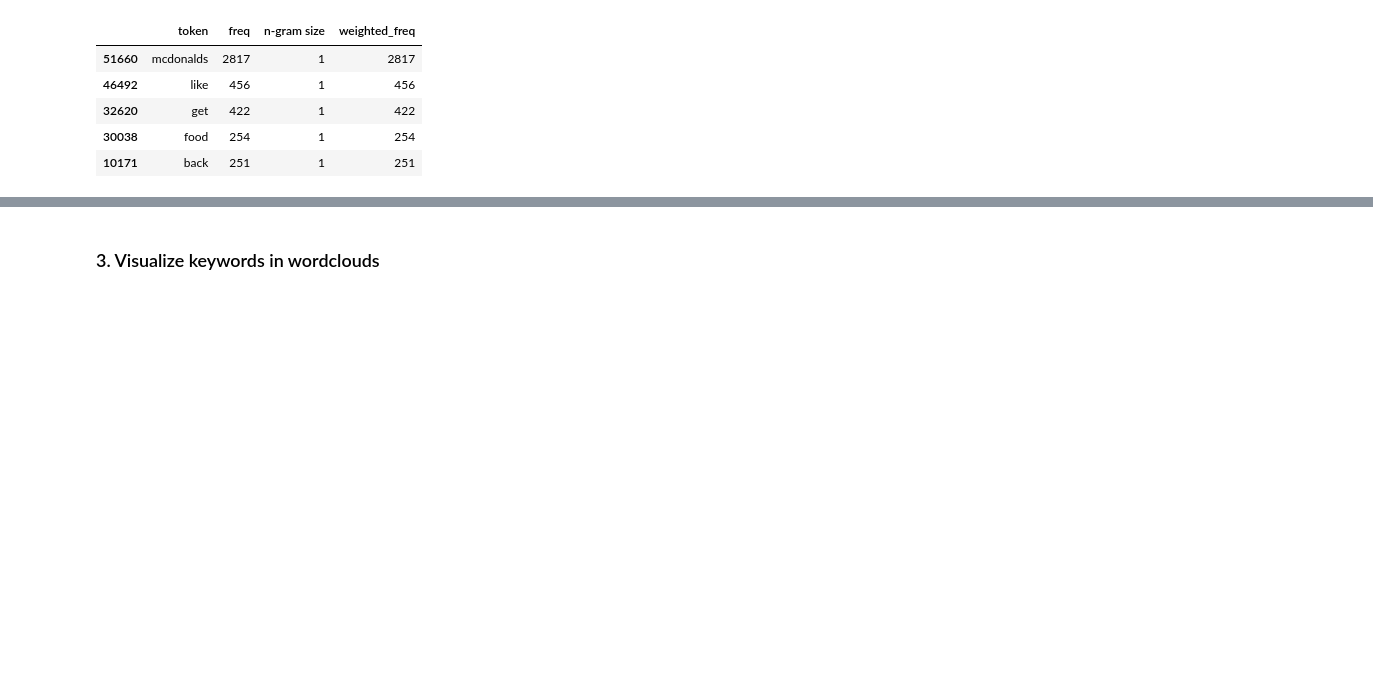
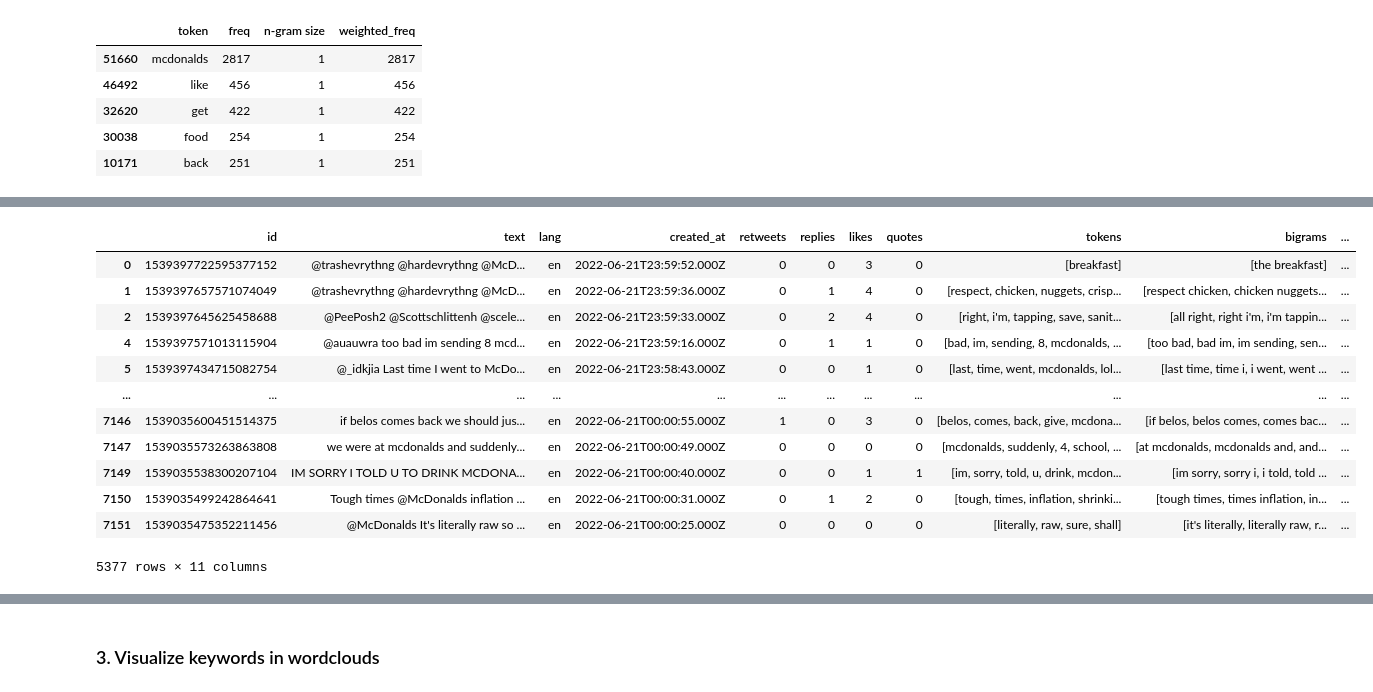
Before and after one commit to polltter/share, a Jupyter notebook: notebooks/kw_extraction.ipynb, the cells around one changed output, grey strips where cells are left out. Cells and saved outputs as stored; diff of their text form; code cells hidden in the pictures; blank space fills up the shorter version.

Commit message:
update keyword extraction - compute tf-idf with n-grams: #12

```diff
--- a/notebooks/kw_extraction.ipynb
+++ b/notebooks/kw_extraction.ipynb
@@ -506,0 +513,12 @@ df_freq.set_index('token', inplace=True)
+# %%
+# fuction to generate n-grams
+# and exclude every n-gram where all words in n-gram are stopwords
+# http://www.locallyoptimal.com/blog/2013/01/20/elegant-n-gram-generation-in-python/
+
+def ngrams(tokens, n=2, sep=' ', stop_words=stopwords):
+    return [sep.join(ngram) for ngram in zip(*[tokens[i:] for i in range(n)])
+            if len([t for t in ngram if t in stop_words]) < n]
+
+tokens = tokens_nopunct(test_text)
+
+ngrams(tokens)
@@ -506,0 +543,25 @@ df_freq.set_index('token', inplace=True)
+# %%
+df_en_ngrams = df_en.copy()
+# %%
+pipeline_for_ngrams = [str.lower, tokens_nopunct]
+# lowercases words, tokenizes text and removes punctuation
+
+df_en_ngrams['bigrams'] = df['text'].apply(process_text, pipeline=pipeline_for_ngrams).apply(ngrams)
+df_en_ngrams['trigrams'] = df['text'].apply(process_text, pipeline=pipeline_for_ngrams).apply(ngrams, n=3)
+# devia ser df_en['text'] e não df['text'], mas na prática vai dar ao mesmo
+# %%
+df_en_ngrams
+# %% [output]
+|  | id | text | lang | created_at | retweets | replies | likes | quotes | tokens | bigrams | ... |
+| 0 | 1539397722595377152 | @trashevrythng @hardevrythng @McD... | en | 2022-06-21T23:59:52.000Z | 0 | 0 | 3 | 0 | [breakfast] | [the breakfast] | ... |
+| 1 | 1539397657571074049 | @trashevrythng @hardevrythng @McD... | en | 2022-06-21T23:59:36.000Z | 0 | 1 | 4 | 0 | [respect, chicken, nuggets, crisp... | [respect chicken, chicken nuggets... | ... |
+| 2 | 1539397645625458688 | @PeePosh2 @Scottschlittenh @scele... | en | 2022-06-21T23:59:33.000Z | 0 | 2 | 4 | 0 | [right, i'm, tapping, save, sanit... | [all right, right i'm, i'm tappin... | ... |
+| 4 | 1539397571013115904 | @auauwra too bad im sending 8 mcd... | en | 2022-06-21T23:59:16.000Z | 0 | 1 | 1 | 0 | [bad, im, sending, 8, mcdonalds, ... | [too bad, bad im, im sending, sen... | ... |
+| 5 | 1539397434715082754 | @_idkjia Last time I went to McDo... | en | 2022-06-21T23:58:43.000Z | 0 | 0 | 1 | 0 | [last, time, went, mcdonalds, lol... | [last time, time i, i went, went ... | ... |
+| ... | ... | ... | ... | ... | ... | ... | ... | ... | ... | ... | ... |
+| 7146 | 1539035600451514375 | if belos comes back we should jus... | en | 2022-06-21T00:00:55.000Z | 1 | 0 | 3 | 0 | [belos, comes, back, give, mcdona... | [if belos, belos comes, comes bac... | ... |
+| 7147 | 1539035573263863808 | we were at mcdonalds and suddenly... | en | 2022-06-21T00:00:49.000Z | 0 | 0 | 0 | 0 | [mcdonalds, suddenly, 4, school, ... | [at mcdonalds, mcdonalds and, and... | ... |
+| 7149 | 1539035538300207104 | IM SORRY I TOLD U TO DRINK MCDONA... | en | 2022-06-21T00:00:40.000Z | 0 | 0 | 1 | 1 | [im, sorry, told, u, drink, mcdon... | [im sorry, sorry i, i told, told ... | ... |
+| 7150 | 1539035499242864641 | Tough times @McDonalds inflation ... | en | 2022-06-21T00:00:31.000Z | 0 | 1 | 2 | 0 | [tough, times, inflation, shrinki... | [tough times, times inflation, in... | ... |
+| 7151 | 1539035475352211456 | @McDonalds It's literally raw so ... | en | 2022-06-21T00:00:25.000Z | 0 | 0 | 0 | 0 | [literally, raw, sure, shall] | [it's literally, literally raw, r... | ... |
+5377 rows × 11 columns
```
Also changed, not shown: parts of 13 cells of this notebook.
